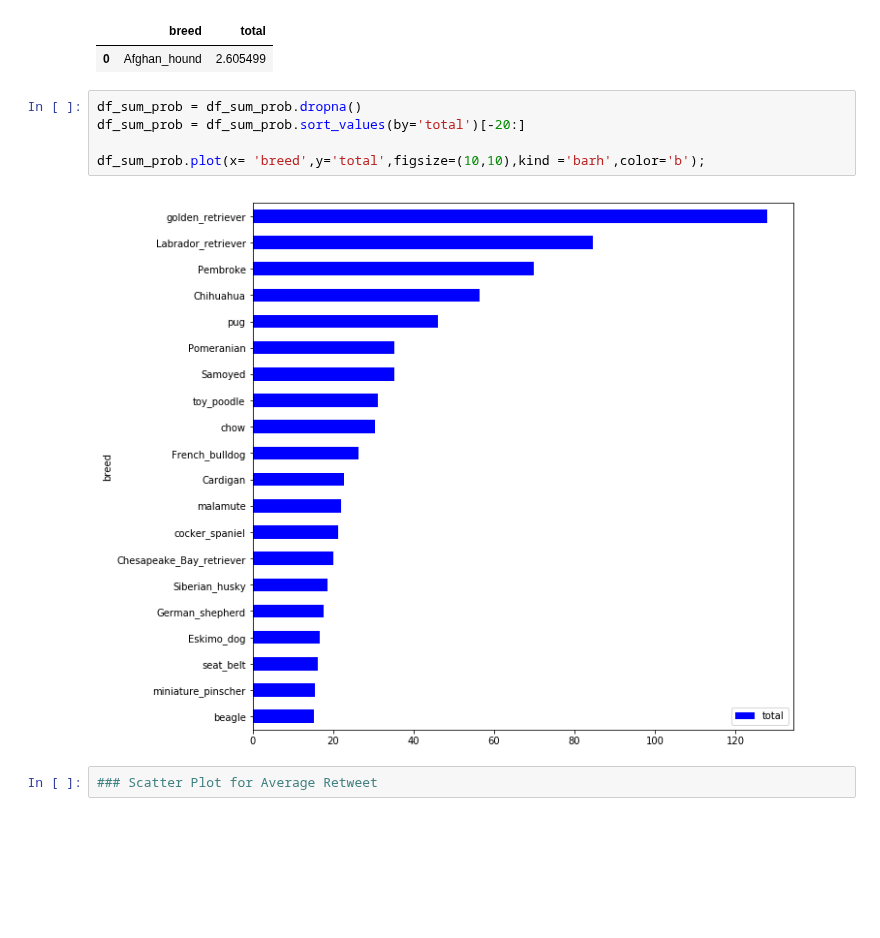
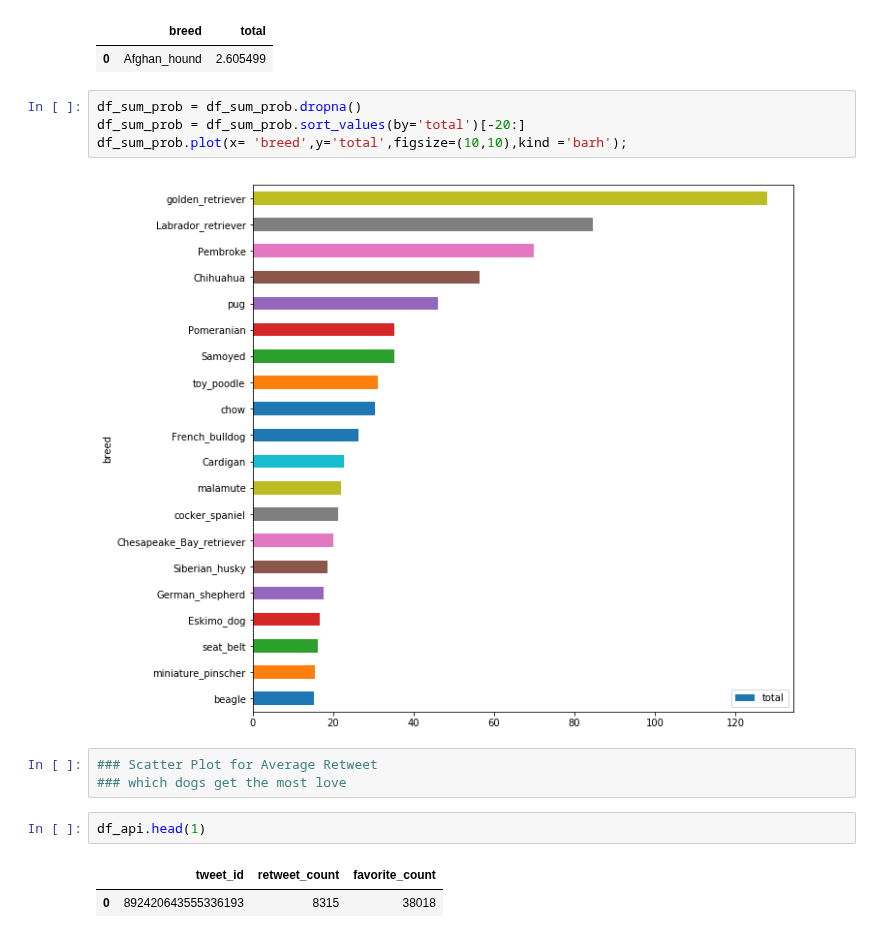
Before and after one commit to abhiksark/Udacity-DataAnalyst-Nanodegree, a Jupyter notebook: twitter/twitter_final.ipynb, the cells around one changed output. Drawn from its saved outputs; the diff is of its cells as text; blank space fills up the shorter version.

```diff
--- a/twitter/twitter_final.ipynb
+++ b/twitter/twitter_final.ipynb
@@ -557,9 +568,14 @@ df_sum_prob.head(1)
 # %%
 df_sum_prob = df_sum_prob.dropna()
 df_sum_prob = df_sum_prob.sort_values(by='total')[-20:]
-
-df_sum_prob.plot(x= 'breed',y='total',figsize=(10,10),kind ='barh',color='b');
+df_sum_prob.plot(x= 'breed',y='total',figsize=(10,10),kind ='barh');
 # %% [output]
-[figure, old version]
+[figure, new version]
 # %%
 ### Scatter Plot for Average Retweet
+### which dogs get the most love
+# %%
+df_api.head(1)
+# %% [output]
+|  | tweet_id | retweet_count | favorite_count |
+| 0 | 892420643555336193 | 8315 | 38018 |
```
Also changed, not shown: parts of 20 cells of this notebook, 1 other file.
